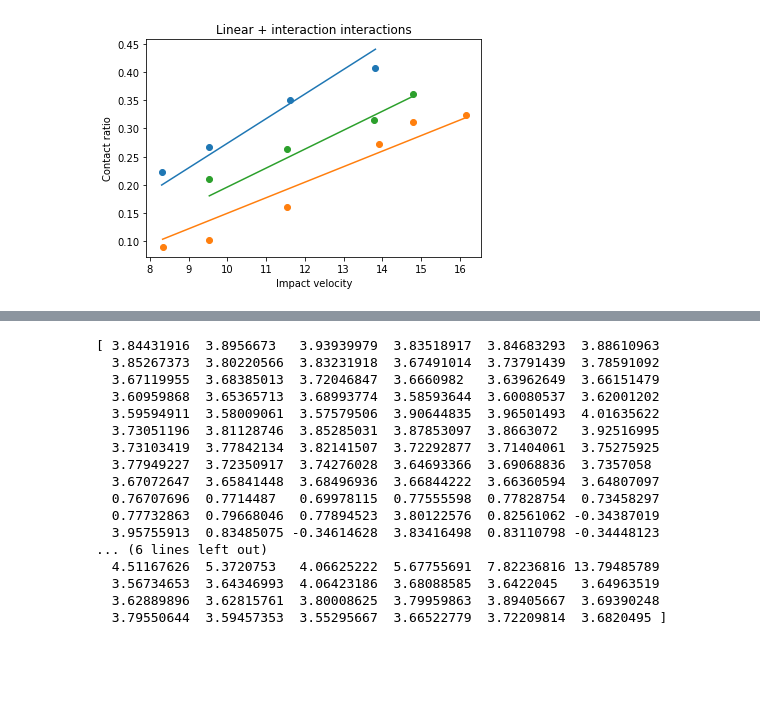
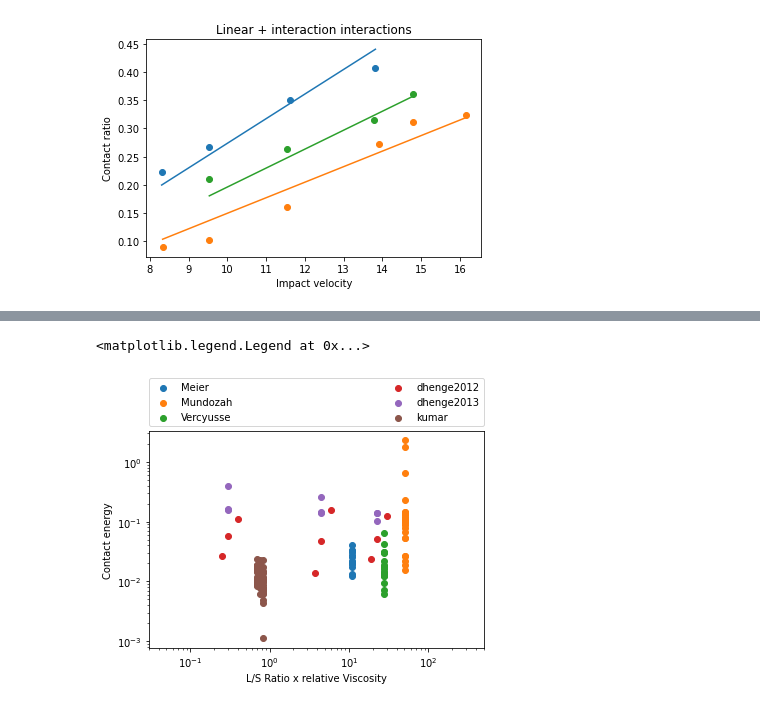
Before and after one commit to csampat/Physics-Constrained-Supervised-Autoencoders-, a Jupyter notebook: src/multivariateFit.ipynb, the cells around one changed output, grey strips where cells are left out. Saved outputs shown, nothing was run; the diff lists cells and outputs as text; code cells hidden in the pictures; blank space fills up the shorter version.

```diff
--- a/src/multivariateFit.ipynb
+++ b/src/multivariateFit.ipynb
@@ -194,20 +196,20 @@ ax.legend(bbox_to_anchor=(0., 1.02, 1., .102), loc='lower left',
-# %%
-print(1/ratio)
-# %% [output]
-[ 3.84431916  3.8956673   3.93939979  3.83518917  3.84683293  3.88610963
-  3.85267373  3.80220566  3.83231918  3.67491014  3.73791439  3.78591092
-  3.67119955  3.68385013  3.72046847  3.6660982   3.63962649  3.66151479
-  3.60959868  3.65365713  3.68993774  3.58593644  3.60080537  3.62001202
-  3.59594911  3.58009061  3.57579506  3.90644835  3.96501493  4.01635622
-  3.73051196  3.81128746  3.85285031  3.87853097  3.8663072   3.92516995
-  3.73103419  3.77842134  3.82141507  3.72292877  3.71404061  3.75275925
-  3.77949227  3.72350917  3.74276028  3.64693366  3.69068836  3.7357058
-  3.67072647  3.65841448  3.68496936  3.66844222  3.66360594  3.64807097
-  0.76707696  0.7714487   0.69978115  0.77555598  0.77828754  0.73458297
-  0.77732863  0.79668046  0.77894523  3.80122576  0.82561062 -0.34387019
-  3.95755913  0.83485075 -0.34614628  3.83416498  0.83110798 -0.34448123
-... (6 lines left out)
-  4.51167626  5.3720753   4.06625222  5.67755691  7.82236816 13.79485789
-  3.56734653  3.64346993  4.06423186  3.68088585  3.6422045   3.64963519
-  3.62889896  3.62815761  3.80008625  3.79959863  3.89405667  3.69390248
-  3.79550644  3.59457353  3.55295667  3.66522779  3.72209814  3.6820495 ]
+# %%
+fig,ax = plt.subplots()
+vis = np.array(datafile['Binder Viscosity (mPa.s)']) / 0.001
+numer = np.array(numer)
+lsratio = np.array(lsratio)
+exp = np.array(datafile['Experiments'])
+for g in np.unique(exp):
+    i = np.where(exp==g)
+    ax.scatter(lsratio[i]*vis[i],numer[i]*pre[i],label=g)
+plt.xlabel('L/S Ratio x relative Viscosity')
+plt.ylabel('Contact energy')
+plt.xscale("log")
+plt.yscale("log")
+plt.xlim([3e-2,500])
+plt.xticks([1e-1,1e0,1e1,1e2])
+ax.legend(bbox_to_anchor=(0., 1.02, 1., .102), loc='lower left',
+           ncol=2, mode="expand", borderaxespad=0.)
+# %% [output]
+<matplotlib.legend.Legend at 0x...>
+[figure, added]
```
Also changed, not shown: parts of 6 cells of this notebook, 6 other files.
